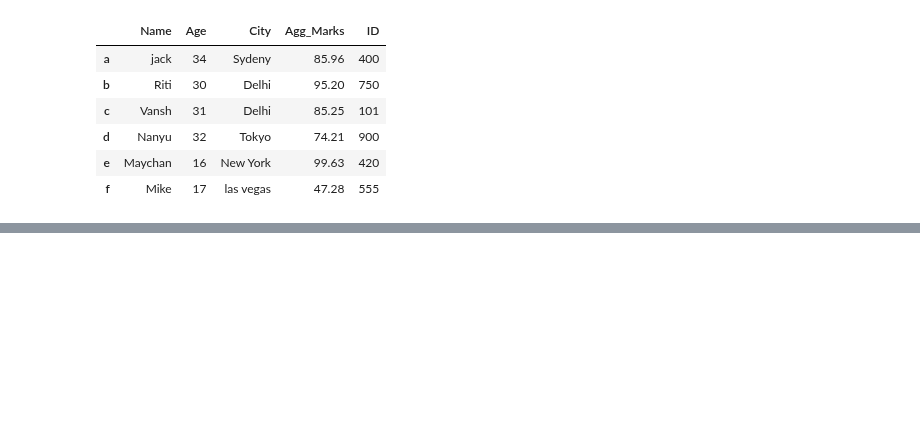
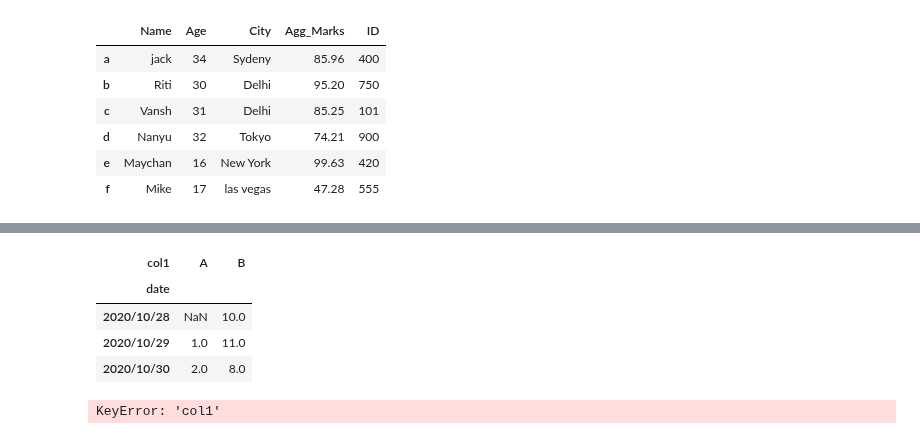
Before and after one commit to samirhinojosa/OC-P3-design-application-public-health, a Jupyter notebook: Untitled1.ipynb, the cells around one changed output, grey strips where cells are left out. Drawn from its saved outputs; the diff is of its cells as text; code cells hidden in the pictures; blank space fills up the shorter version.

```diff
--- a/Untitled1.ipynb
+++ b/Untitled1.ipynb
@@ -181,0 +239,10 @@ df
+# %%
+df = df.pivot_table(index="date", columns="col1", values="col2")
+# %%
+df
+# %% [output]
+| col1 | A | B |
+| date |  |  |
+| 2020/10/28 | NaN | 10.0 |
+| 2020/10/29 | 1.0 | 11.0 |
+| 2020/10/30 | 2.0 | 8.0 |
@@ -181,0 +251,4 @@ df
+# %%
+del df["col1"]
+# %% [output]
+KeyError: 'col1'
```
Also changed, not shown: parts of 9 cells of this notebook, 7 other files.
